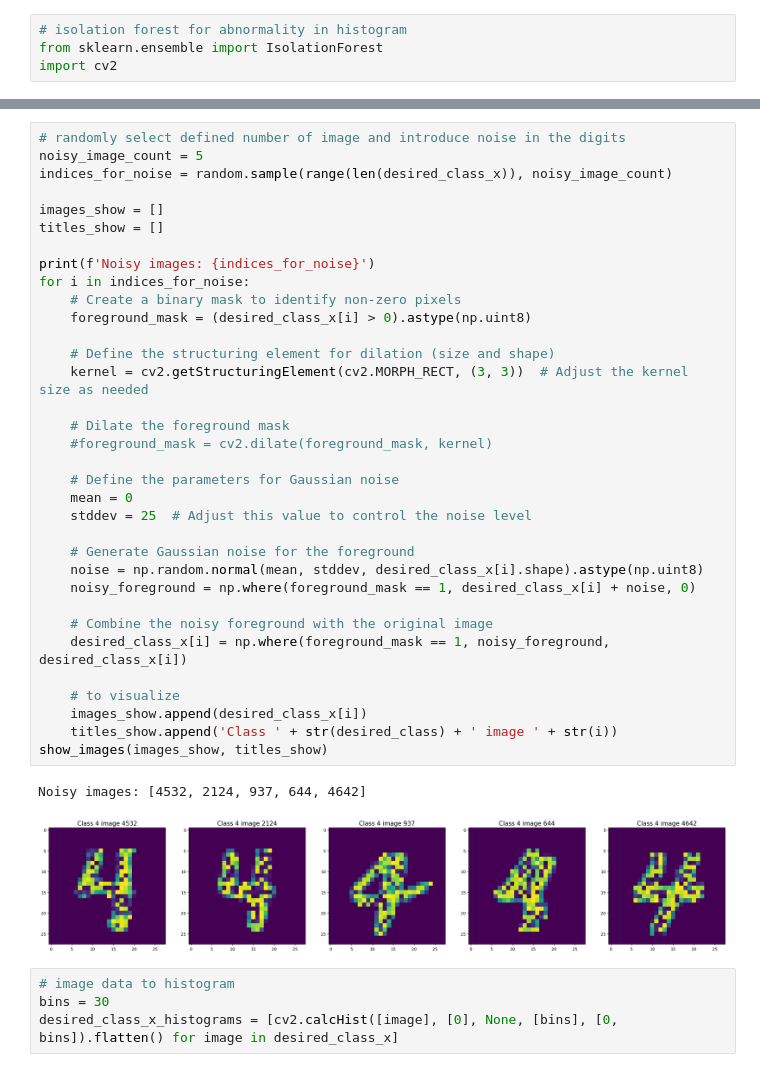
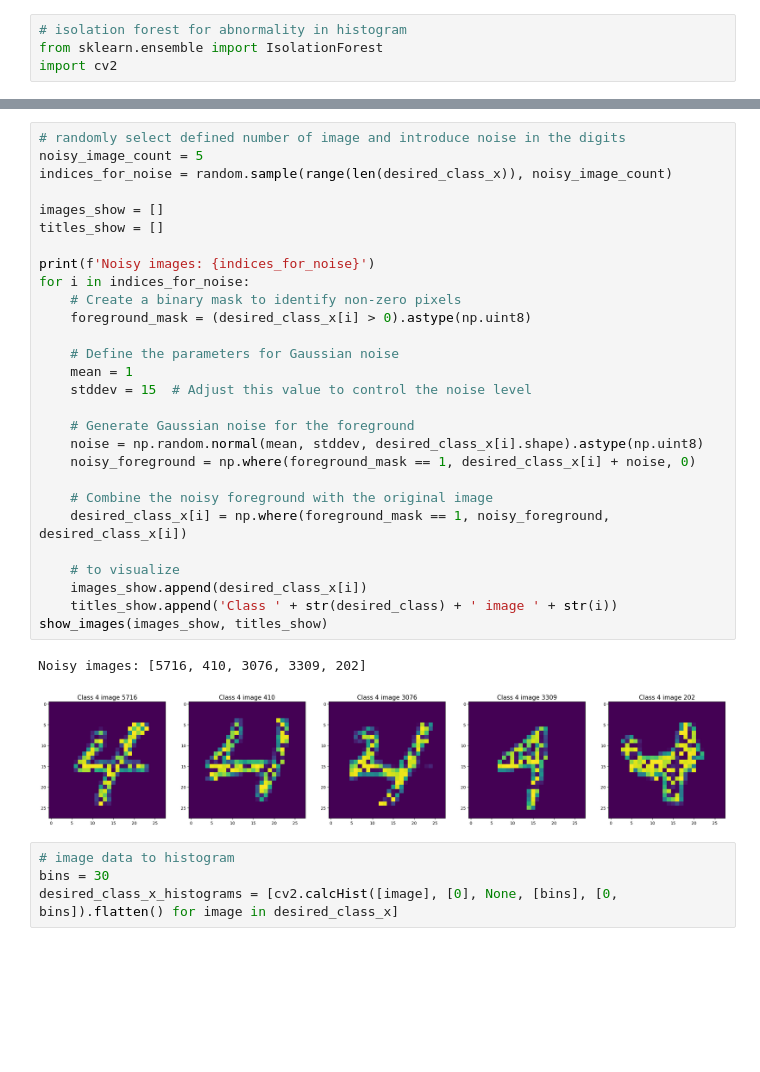
Before and after one commit to rytisss/StatisticalImageAnalysis, a Jupyter notebook: MNIST.ipynb, the cells around one changed output, grey strips where cells are left out. Drawn from its saved outputs; the diff is of its cells as text; blank space fills up the shorter version.

```diff
--- a/MNIST.ipynb
+++ b/MNIST.ipynb
@@ -171,40 +171,34 @@ show_images(images_show, titles_show)
 # %%
 # randomly select defined number of image and introduce noise in the digits
 noisy_image_count = 5
 indices_for_noise = random.sample(range(len(desired_class_x)), noisy_image_count)
 
 images_show = []
 titles_show = []
 
 print(f'Noisy images: {indices_for_noise}')
 for i in indices_for_noise:
     # Create a binary mask to identify non-zero pixels
     foreground_mask = (desired_class_x[i] > 0).astype(np.uint8)
 
-    # Define the structuring element for dilation (size and shape)
-    kernel = cv2.getStructuringElement(cv2.MORPH_RECT, (3, 3))  # Adjust the kernel size as needed
-
-    # Dilate the foreground mask
-    #foreground_mask = cv2.dilate(foreground_mask, kernel)
-
     # Define the parameters for Gaussian noise
-    mean = 0
-    stddev = 25  # Adjust this value to control the noise level
+    mean = 1
+    stddev = 15  # Adjust this value to control the noise level
 
     # Generate Gaussian noise for the foreground
     noise = np.random.normal(mean, stddev, desired_class_x[i].shape).astype(np.uint8)
     noisy_foreground = np.where(foreground_mask == 1, desired_class_x[i] + noise, 0)
 
     # Combine the noisy foreground with the original image
     desired_class_x[i] = np.where(foreground_mask == 1, noisy_foreground, desired_class_x[i])
 
     # to visualize
     images_show.append(desired_class_x[i])
     titles_show.append('Class ' + str(desired_class) + ' image ' + str(i))
 show_images(images_show, titles_show)
 # %% [output]
-Noisy images: [4532, 2124, 937, 644, 4642]
+Noisy images: [5716, 410, 3076, 3309, 202]
-[figure, old version]
+[figure, new version]
 # %%
 # image data to histogram
 bins = 30
```
Also changed, not shown: parts of 5 cells of this notebook.
